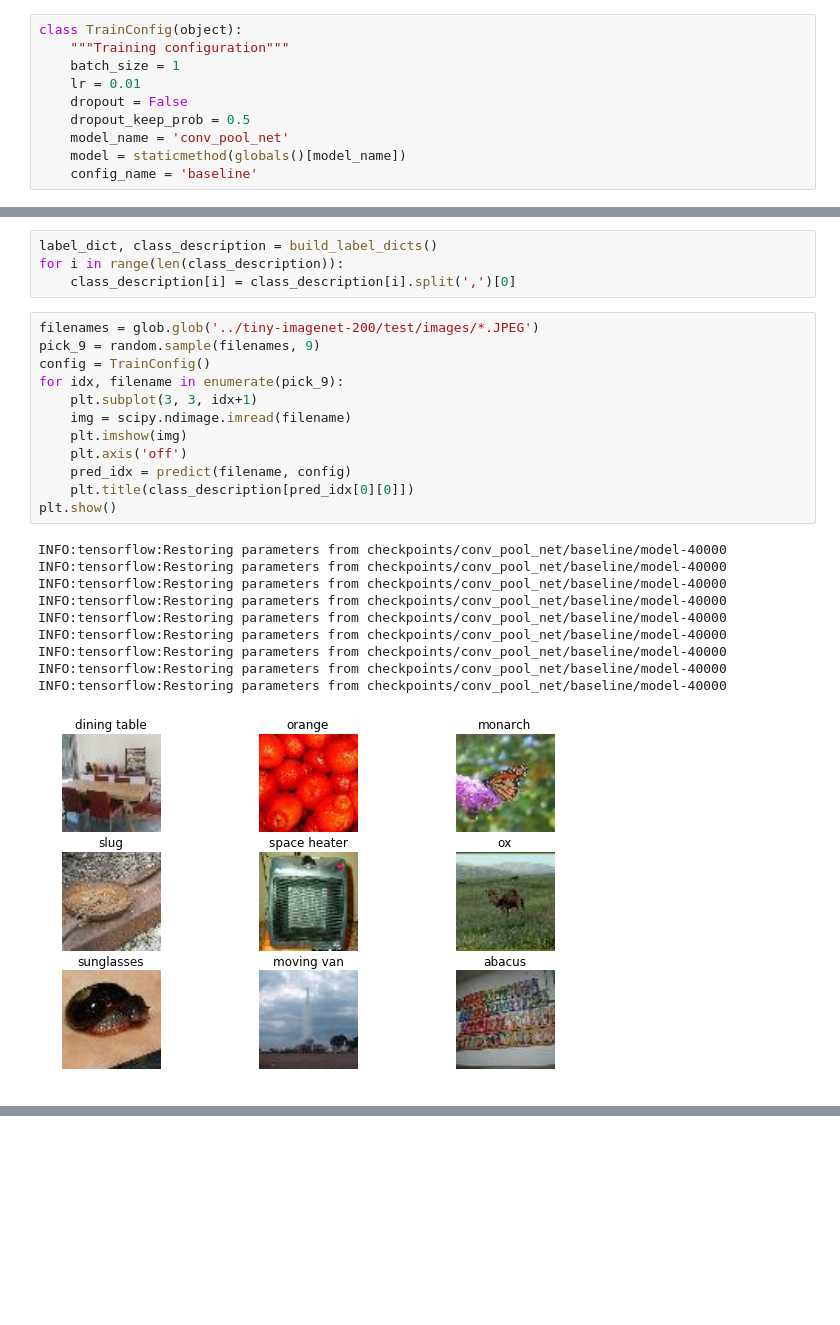
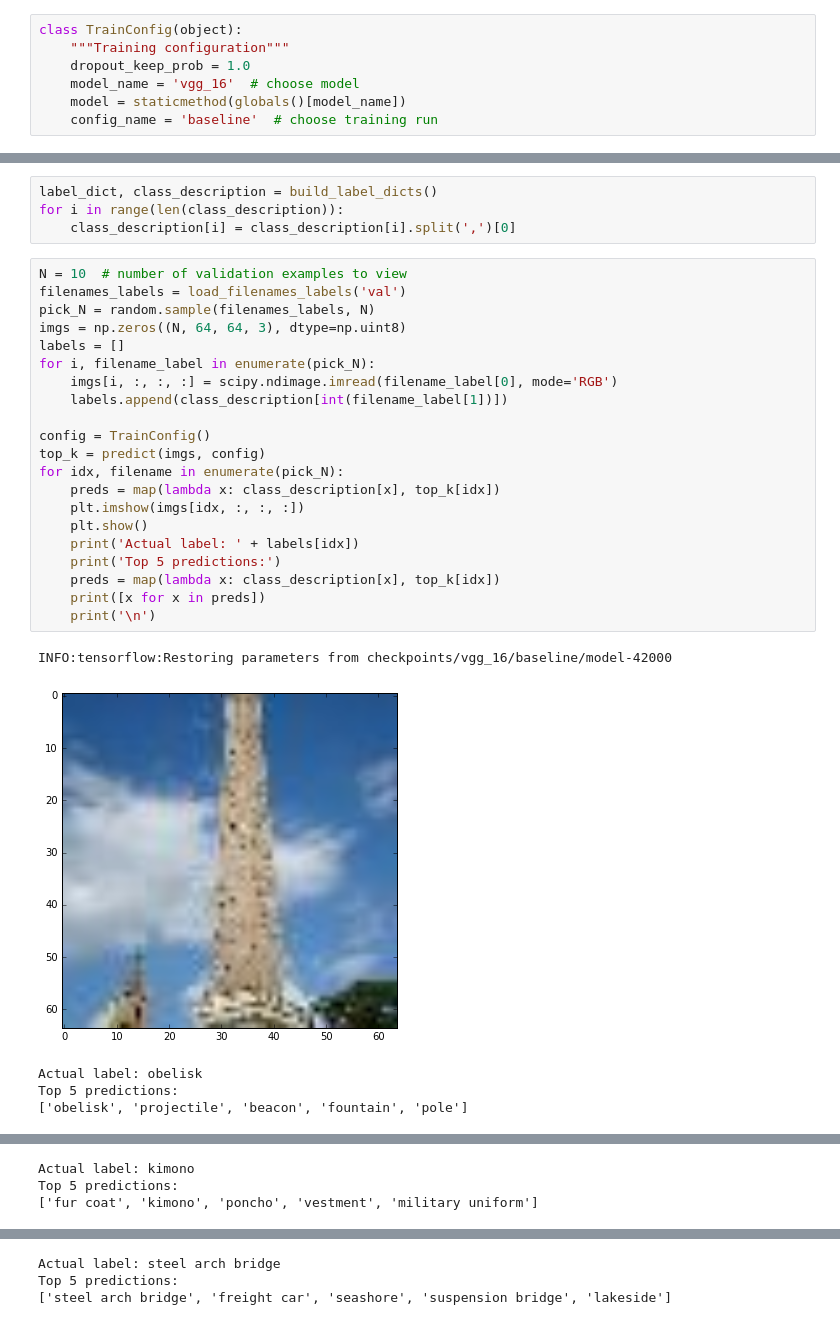
Before and after one commit to pat-coady/tiny_imagenet, a Jupyter notebook: src/predict.ipynb, the cells around one changed output, grey strips where cells are left out. Drawn from its saved outputs; the diff is of its cells as text; blank space fills up the shorter version.

Commit message:
add top-5 prediction to predict notebook add top-5 accuracy to val_acc notebook feed 5 crops + flips to vall_acc notebook add label smoothing to losses

```diff
--- a/src/predict.ipynb
+++ b/src/predict.ipynb
@@ -12,11 +21,8 @@ plt.rcParams['figure.figsize'] = (10, 6)
 # %%
 class TrainConfig(object):
     """Training configuration"""
-    batch_size = 1
-    lr = 0.01
-    dropout = False
-    dropout_keep_prob = 0.5
-    model_name = 'conv_pool_net'
+    dropout_keep_prob = 1.0
+    model_name = 'vgg_16'  # choose model
     model = staticmethod(globals()[model_name])
-    config_name = 'baseline'
+    config_name = 'baseline'  # choose training run
 # %%
@@ -43,26 +45,30 @@ def predict(filename, config):
 label_dict, class_description = build_label_dicts()
 for i in range(len(class_description)):
     class_description[i] = class_description[i].split(',')[0]
-# %%
-filenames = glob.glob('../tiny-imagenet-200/test/images/*.JPEG')
-pick_9 = random.sample(filenames, 9)
-config = TrainConfig()
-for idx, filename in enumerate(pick_9):
-    plt.subplot(3, 3, idx+1)
-    img = scipy.ndimage.imread(filename)
-    plt.imshow(img)
-    plt.axis('off')
-    pred_idx = predict(filename, config)
-    plt.title(class_description[pred_idx[0][0]])
-plt.show()
-# %% [output]
-INFO:tensorflow:Restoring parameters from checkpoints/conv_pool_net/baseline/model-40000
-INFO:tensorflow:Restoring parameters from checkpoints/conv_pool_net/baseline/model-40000
-INFO:tensorflow:Restoring parameters from checkpoints/conv_pool_net/baseline/model-40000
-INFO:tensorflow:Restoring parameters from checkpoints/conv_pool_net/baseline/model-40000
-INFO:tensorflow:Restoring parameters from checkpoints/conv_pool_net/baseline/model-40000
-INFO:tensorflow:Restoring parameters from checkpoints/conv_pool_net/baseline/model-40000
-INFO:tensorflow:Restoring parameters from checkpoints/conv_pool_net/baseline/model-40000
-INFO:tensorflow:Restoring parameters from checkpoints/conv_pool_net/baseline/model-40000
-INFO:tensorflow:Restoring parameters from checkpoints/conv_pool_net/baseline/model-40000
-[figure, removed]
+# %%
+N = 10  # number of validation examples to view
+filenames_labels = load_filenames_labels('val')
+pick_N = random.sample(filenames_labels, N)
+imgs = np.zeros((N, 64, 64, 3), dtype=np.uint8)
+labels = []
+for i, filename_label in enumerate(pick_N):
+    imgs[i, :, :, :] = scipy.ndimage.imread(filename_label[0], mode='RGB')
+    labels.append(class_description[int(filename_label[1])])
+
+config = TrainConfig()
+top_k = predict(imgs, config)
+for idx, filename in enumerate(pick_N):
+    preds = map(lambda x: class_description[x], top_k[idx])
+    plt.imshow(imgs[idx, :, :, :])
+    plt.show()
+    print('Actual label: ' + labels[idx])
+    print('Top 5 predictions:')
+    preds = map(lambda x: class_description[x], top_k[idx])
+    print([x for x in preds])
+    print('\n')
+# %% [output]
+INFO:tensorflow:Restoring parameters from checkpoints/vgg_16/baseline/model-42000
+[figure, added]
+Actual label: obelisk
+Top 5 predictions:
+['obelisk', 'projectile', 'beacon', 'fountain', 'pole']
@@ -68,0 +76,3 @@ INFO:tensorflow:Restoring parameters from checkpoints/conv_pool_net/baseline/mod
+Actual label: kimono
+Top 5 predictions:
+['fur coat', 'kimono', 'poncho', 'vestment', 'military uniform']
@@ -68,0 +80,3 @@ INFO:tensorflow:Restoring parameters from checkpoints/conv_pool_net/baseline/mod
+Actual label: steel arch bridge
+Top 5 predictions:
+['steel arch bridge', 'freight car', 'seashore', 'suspension bridge', 'lakeside']
```
Also changed, not shown: parts of 3 cells of this notebook, 3 other files.
